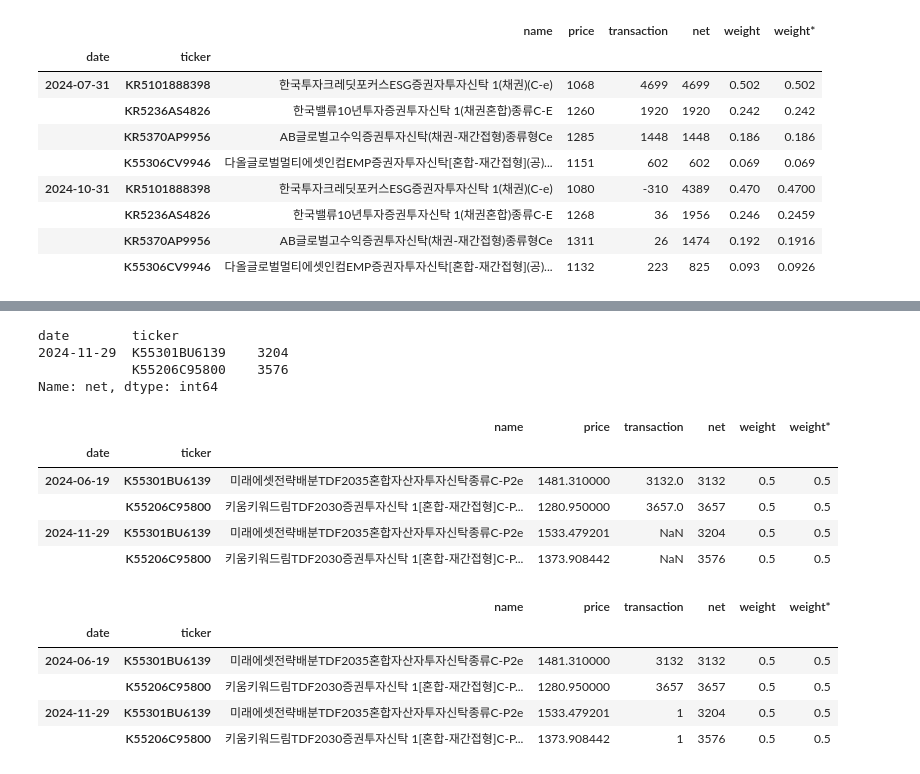
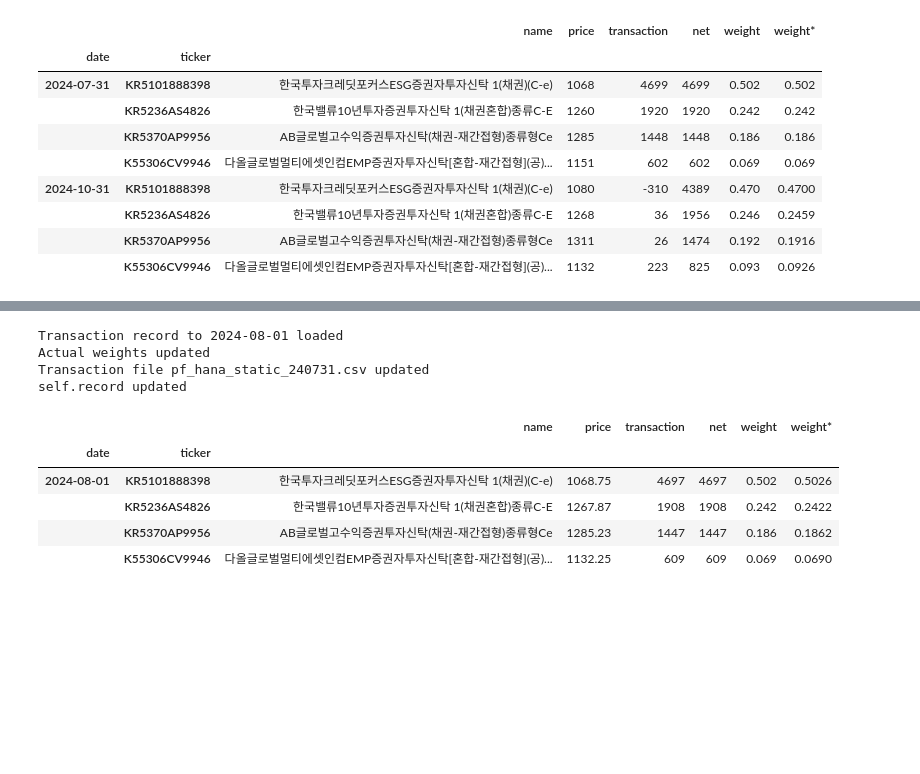
Before and after one commit to lbk209/portfolio, a Jupyter notebook: Allocate_Portfolio.ipynb, the cells around one changed output, grey strips where cells are left out. Cells and saved outputs as stored; diff of their text form; code cells hidden in the pictures; blank space fills up the shorter version.

```diff
--- a/Allocate_Portfolio.ipynb
+++ b/Allocate_Portfolio.ipynb
@@ -1189,7 +903,0 @@ Name: transaction, dtype: int64
-# %%
-df_rec.loc[idx[date, :], col_net]
-# %% [output]
-date        ticker
-2024-11-29  K55301BU6139    3204
-            K55206C95800    3576
-Name: net, dtype: int64
@@ -1210,19 +904,13 @@ df_rec.loc[idx[date, :], col_net] = df_rec.loc[:, col_trs].groupby('ticker').sum
-# %%
-df_rec
-# %% [output]
-|  |  | name | price | transaction | net | weight | weight* |
-| date | ticker |  |  |  |  |  |  |
-| 2024-06-19 | K55301BU6139 | 미래에셋전략배분TDF2035혼합자산자투자신탁종류C-P2e | 1481.310000 | 3132.0 | 3132 | 0.5 | 0.5 |
-|  | K55206C95800 | 키움키워드림TDF2030증권투자신탁 1[혼합-재간접형]C-P... | 1280.950000 | 3657.0 | 3657 | 0.5 | 0.5 |
-| 2024-11-29 | K55301BU6139 | 미래에셋전략배분TDF2035혼합자산자투자신탁종류C-P2e | 1533.479201 | NaN | 3204 | 0.5 | 0.5 |
-|  | K55206C95800 | 키움키워드림TDF2030증권투자신탁 1[혼합-재간접형]C-P... | 1373.908442 | NaN | 3576 | 0.5 | 0.5 |
-# %%
-df_rec.loc[date, col_trs] = 1
-df_rec
-# %% [output]
-|  |  | name | price | transaction | net | weight | weight* |
-| date | ticker |  |  |  |  |  |  |
-| 2024-06-19 | K55301BU6139 | 미래에셋전략배분TDF2035혼합자산자투자신탁종류C-P2e | 1481.310000 | 3132 | 3132 | 0.5 | 0.5 |
-|  | K55206C95800 | 키움키워드림TDF2030증권투자신탁 1[혼합-재간접형]C-P... | 1280.950000 | 3657 | 3657 | 0.5 | 0.5 |
-| 2024-11-29 | K55301BU6139 | 미래에셋전략배분TDF2035혼합자산자투자신탁종류C-P2e | 1533.479201 | 1 | 3204 | 0.5 | 0.5 |
-|  | K55206C95800 | 키움키워드림TDF2030증권투자신탁 1[혼합-재간접형]C-P... | 1373.908442 | 1 | 3576 | 0.5 | 0.5 |
+# %%
+pf_hana.convert_transaction(save=False)
+# %% [output]
+Transaction record to 2024-08-01 loaded
+Actual weights updated
+Transaction file pf_hana_static_240731.csv updated
+self.record updated
+|  |  | name | price | transaction | net | weight | weight* |
+| date | ticker |  |  |  |  |  |  |
+| 2024-08-01 | KR5101888398 | 한국투자크레딧포커스ESG증권자투자신탁 1(채권)(C-e) | 1068.75 | 4697 | 4697 | 0.502 | 0.5026 |
+|  | KR5236AS4826 | 한국밸류10년투자증권투자신탁 1(채권혼합)종류C-E | 1267.87 | 1908 | 1908 | 0.242 | 0.2422 |
+|  | KR5370AP9956 | AB글로벌고수익증권투자신탁(채권-재간접형)종류형Ce | 1285.23 | 1447 | 1447 | 0.186 | 0.1862 |
+|  | K55306CV9946 | 다올글로벌멀티에셋인컴EMP증권자투자신탁[혼합-재간접형](공)... | 1132.25 | 609 | 609 | 0.069 | 0.0690 |
```
Also changed, not shown: parts of 42 cells of this notebook, 1 other file.
